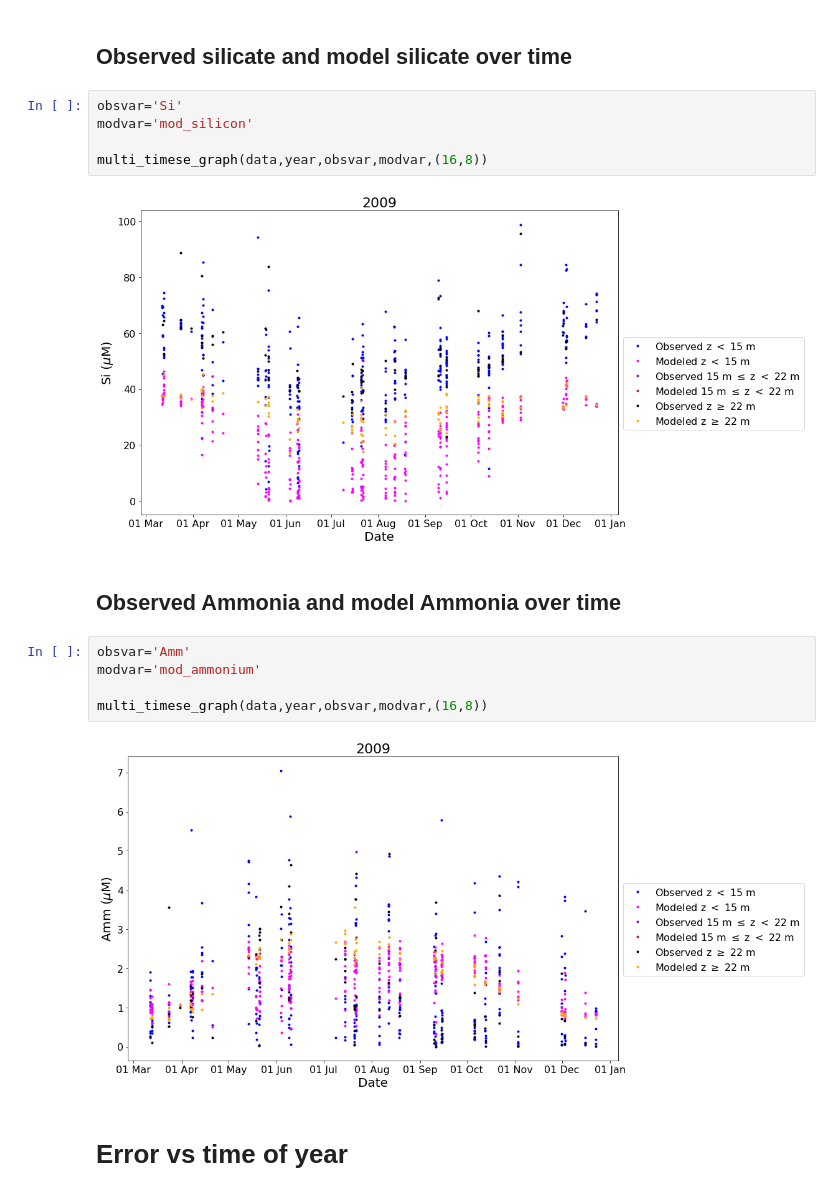
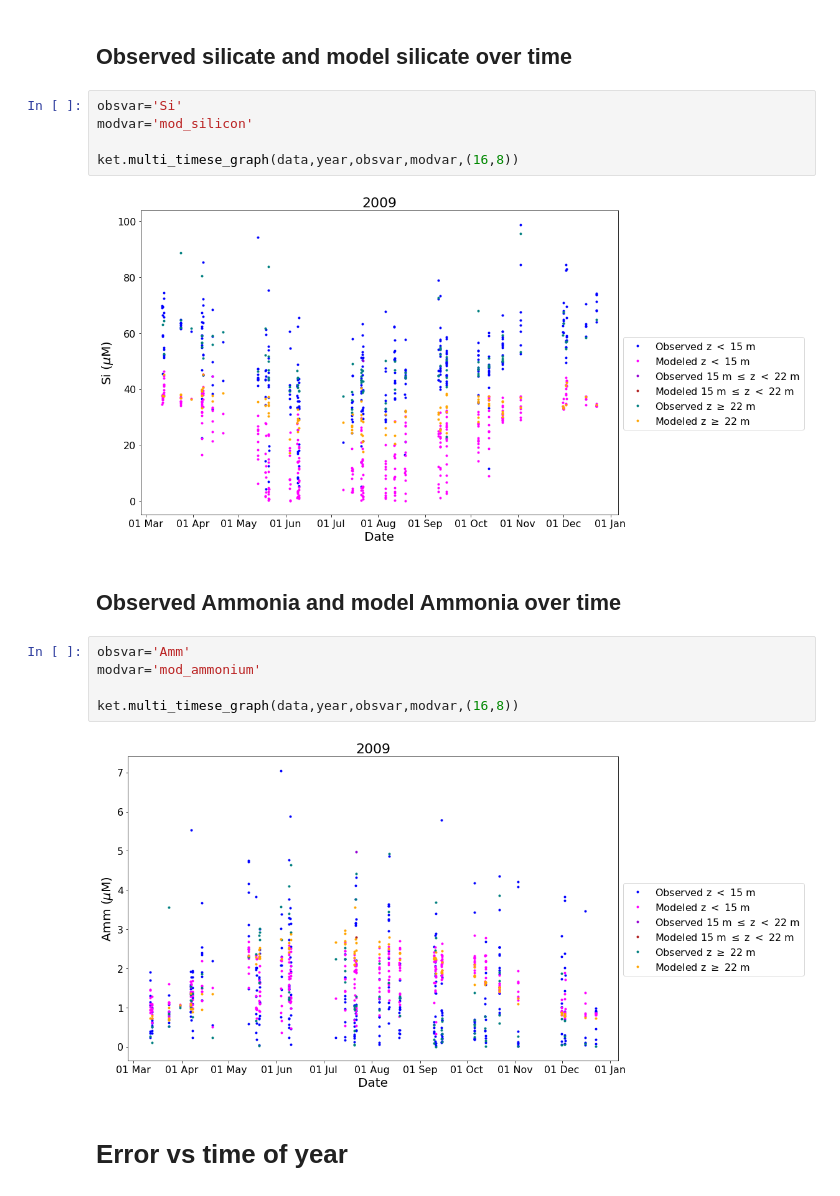
Before and after one commit to SalishSeaCast/analysis-keegan, a Jupyter notebook: notebooks/Evaluations/Individual_Timeseries/2009_Time_Series_Evaluation.ipynb, the cells around one changed output. Drawn from its saved outputs; the diff is of its cells as text.

```diff
--- a/notebooks/Evaluations/Individual_Timeseries/2009_Time_Series_Evaluation.ipynb
+++ b/notebooks/Evaluations/Individual_Timeseries/2009_Time_Series_Evaluation.ipynb
@@ -329,19 +133,19 @@ multi_timese_graph(data,year,obsvar,modvar,(16,8))
 # %%
 obsvar='Si'
 modvar='mod_silicon'
 
-multi_timese_graph(data,year,obsvar,modvar,(16,8))
+ket.multi_timese_graph(data,year,obsvar,modvar,(16,8))
 # %% [output]
-[figure, old version]
+[figure, new version]
 # %% [markdown]
 ## Observed Ammonia and model Ammonia over time
 # %%
 obsvar='Amm'
 modvar='mod_ammonium'
 
-multi_timese_graph(data,year,obsvar,modvar,(16,8))
+ket.multi_timese_graph(data,year,obsvar,modvar,(16,8))
 # %% [output]
-[figure, old version]
+[figure, new version]
 # %% [markdown]
 # Error vs time of year
 # %% [markdown]
```
Also changed, not shown: parts of 11 cells of this notebook.
